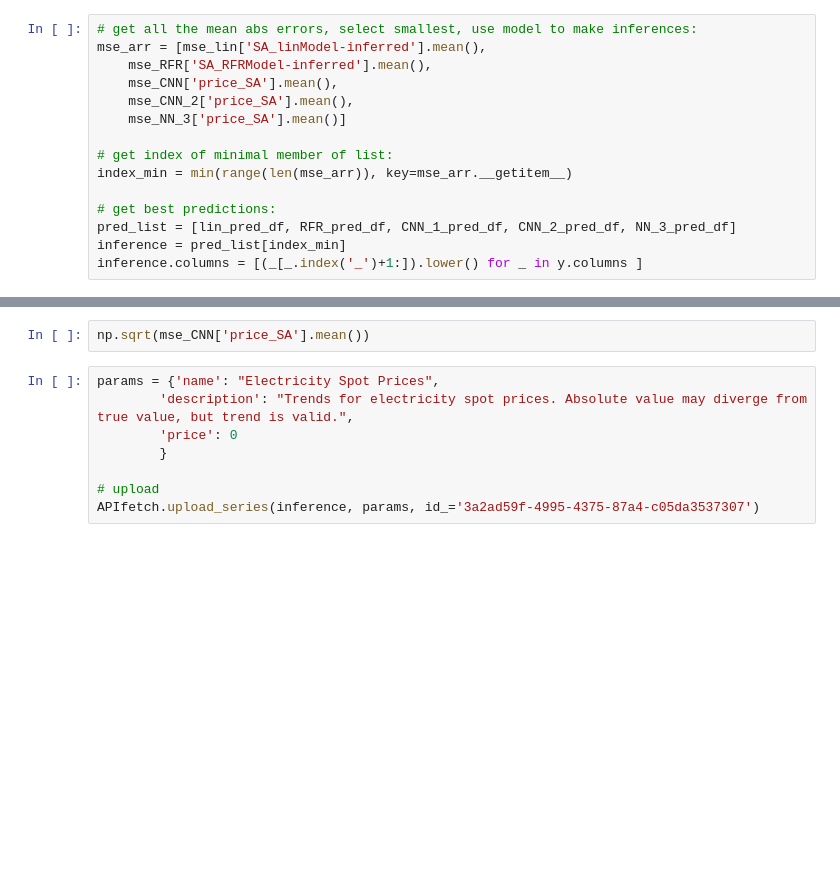
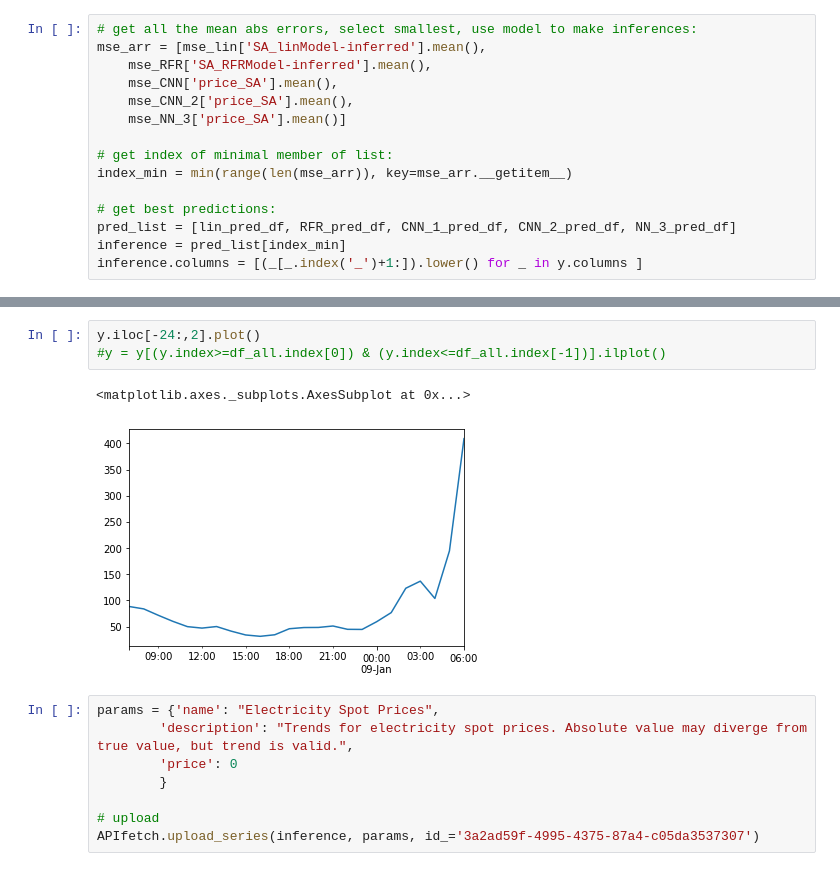
Before and after one commit to xtellurian/amphoradata-ElectricityForecast, a Jupyter notebook: Amphora-ElectricityPrice_Production.ipynb, the cells around one changed output, grey strips where cells are left out. Saved outputs shown, nothing was run; the diff lists cells and outputs as text; blank space fills up the shorter version.

```diff
--- a/Amphora-ElectricityPrice_Production.ipynb
+++ b/Amphora-ElectricityPrice_Production.ipynb
@@ -571,5 +616,9 @@ plt.legend([f'Forecast {inference.columns[0].upper()}',
-# %%
-np.sqrt(mse_CNN['price_SA'].mean())
+# %%
+y.iloc[-24:,2].plot()
+#y = y[(y.index>=df_all.index[0]) & (y.index<=df_all.index[-1])].ilplot()
+# %% [output]
+<matplotlib.axes._subplots.AxesSubplot at 0x...>
+[figure, added]
 # %%
 params = {'name': "Electricity Spot Prices",
         'description': "Trends for electricity spot prices. Absolute value may diverge from true value, but trend is valid.",
```
Also changed, not shown: parts of 20 cells of this notebook, 8 other files.
